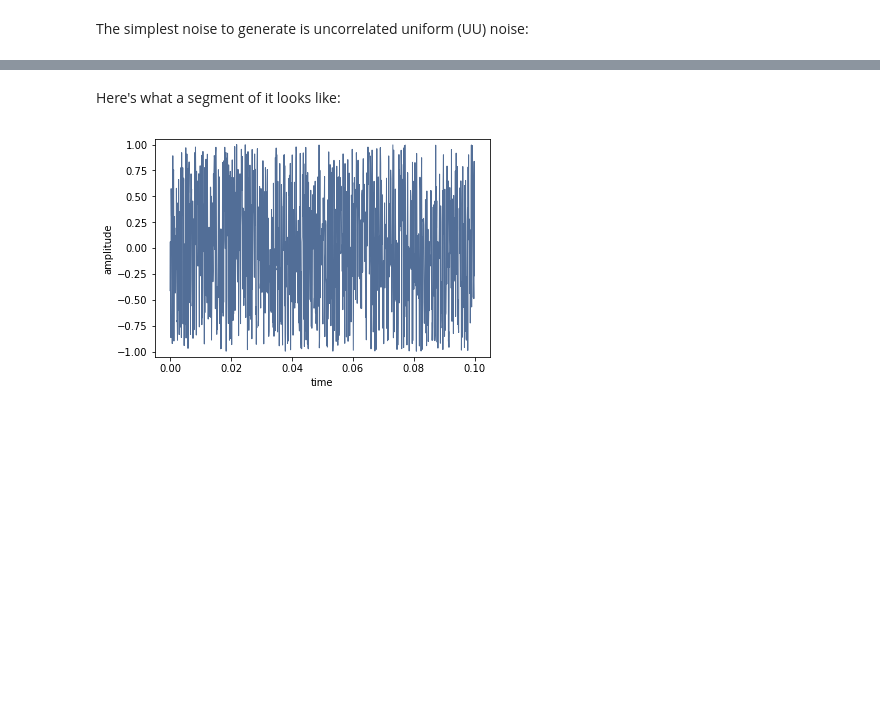
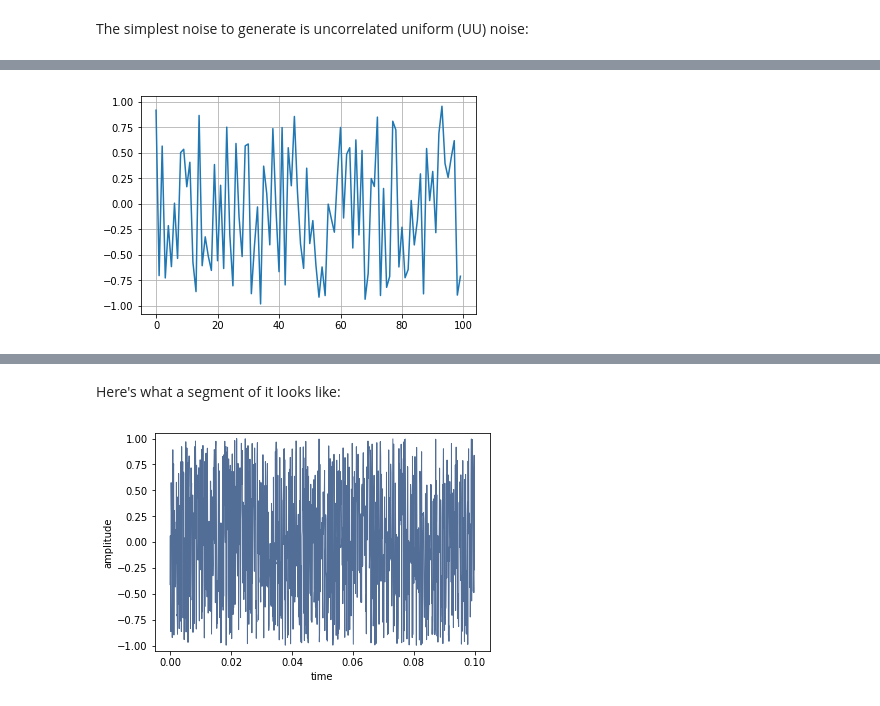
Before and after one commit to renyuanL/_2019, a Jupyter notebook: _ryDsp_chap04.ipynb, the cells around one changed output, grey strips where cells are left out. Cells and saved outputs as stored; diff of their text form; code cells hidden in the pictures; blank space fills up the shorter version.

```diff
--- a/_ryDsp_chap04.ipynb
+++ b/_ryDsp_chap04.ipynb
@@ -33 +74,10 @@ The simplest noise to generate is uncorrelated uniform (UU) noise:
+# %%
+ys= np.random.uniform(-1, 1, 100)
+#thinkplot.plot(ys)
+
+import matplotlib.pyplot as plt
+plt.plot(ys)
+plt.grid(True)
+# %% [output]
+[figure, added]
 # %%
```
Also changed, not shown: parts of 4 cells of this notebook.
